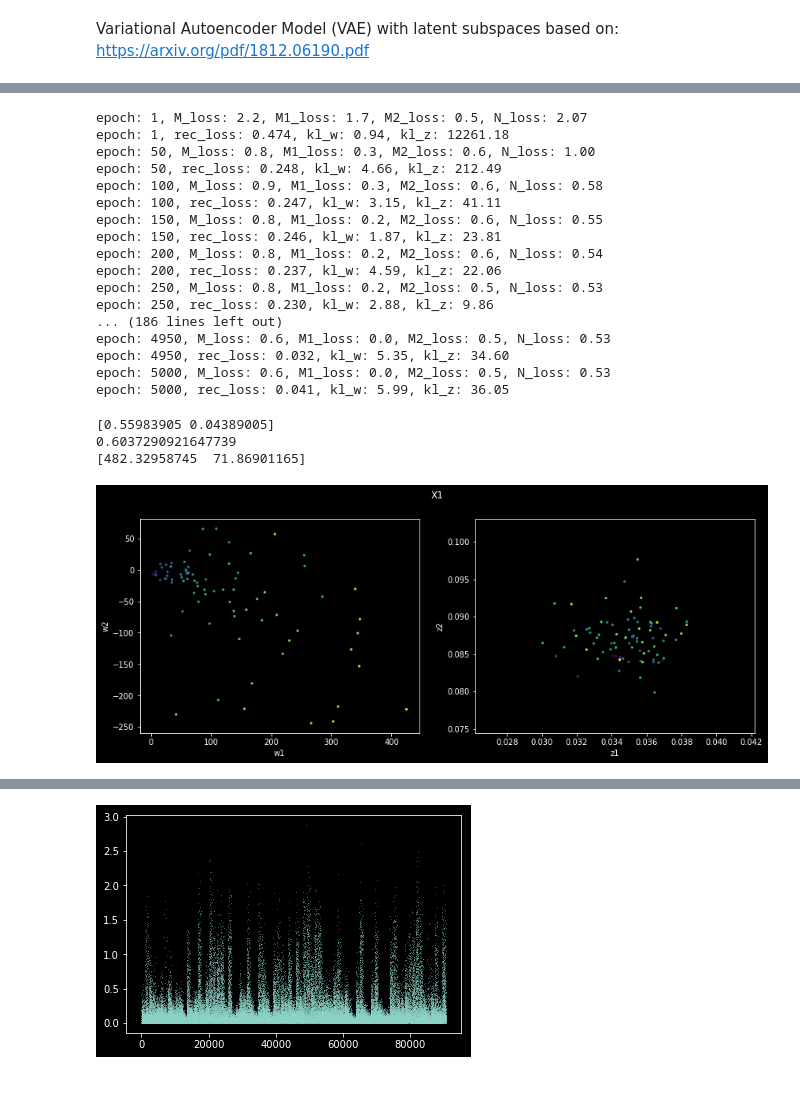
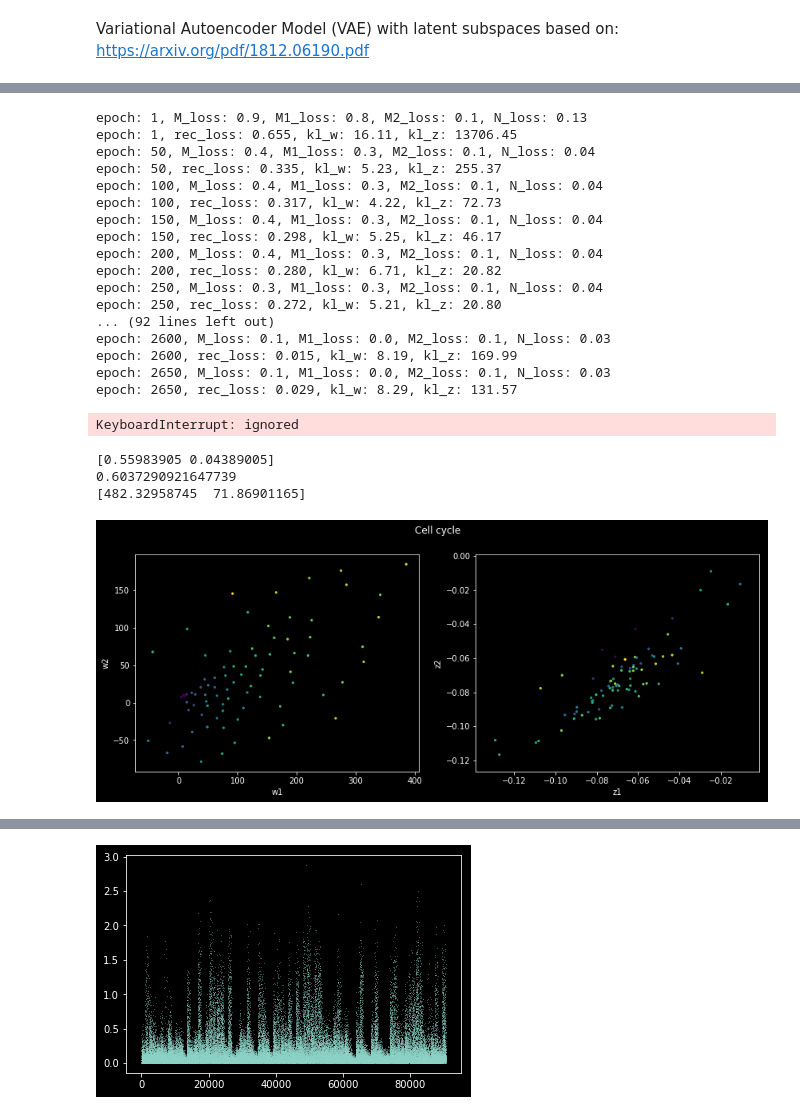
Before and after one commit to dauparas/tensorflow_examples, a Jupyter notebook: VAE_with_latent_subspaces_cell_cycle.ipynb, the cells around one changed output, grey strips where cells are left out. Drawn from its saved outputs; the diff is of its cells as text; code cells hidden in the pictures; blank space fills up the shorter version.

```diff
--- a/VAE_with_latent_subspaces_cell_cycle.ipynb
+++ b/VAE_with_latent_subspaces_cell_cycle.ipynb
@@ -71,0 +59,5 @@ variance = np.var(X, axis=0)
+# %%
+X_H358 = df1.loc[:, df1.columns.str.startswith('H358_SC')].values
+X_LC_MBT = df1.loc[:, df1.columns.str.startswith('LC-MBT-15_SC')].values
+X_LC_PT = df1.loc[:, df1.columns.str.startswith('LC-PT-45_SC')].values
+X_LC_PT_Re = df1.loc[:, df1.columns.str.startswith('LC-PT-45-Re_SC')].values
@@ -71,0 +77,8 @@ variance = np.var(X, axis=0)
+# %%
+X = np.concatenate([X_H358, X_LC_MBT, X_LC_PT, X_LC_PT_Re], axis=-1)
+X = X.T
+U = X[:, cell_cycle_ids]
+X = np.delete(X, cell_cycle_ids, axis=-1)
+print(X.shape)
+print(U.shape)
+print(Y.shape)
@@ -189,13 +217,14 @@ x_out = tf.placeholder(tf.float32, shape=[None, X.shape[1]], name='x_out')
 u_in = tf.placeholder(tf.float32, shape=[None, 887], name='u_in')
 
 
-beta = np.array([1.0, 0.0001, 0.0001, 0.001, 0.001])
+beta = np.array([1.0, 0.0001, 0.00001, 0.0001, 0.0001])
+#beta= np.array([2000.0, 1.0, 0.2, 10.0, 1.0])
 
-z_latent_size = 2
+z_latent_size = 3
 w_latent_size = 2
 
-M_learning_rate = 5e-4
-N_learning_rate = 5e-4
+M_learning_rate = 7e-4
+N_learning_rate = 7e-4
 
 #KL_w
 wIy = w_given_y(u_in, w_latent_size)
@@ -203,6 +232,7 @@ wIxy = w_given_x_y(x_in, u_in, w_latent_size)
 wIxy_sample = wIxy.sample()
 wIxy_mean = wIxy.mean()
 kl_w = tf.reduce_mean(wIxy.log_prob(wIxy_sample)- wIy.log_prob(wIxy_sample))
+#kl_w = tf.reduce_mean(tfd.kl_divergence(wIxy, wIy)) #analytical
 
 #KL_z
 zI = z_given(z_latent_size)
@@ -210,6 +240,8 @@ zIx = z_given_x(x_in, z_latent_size)
 zIx_sample = zIx.sample()
 zIx_mean = zIx.mean()
 kl_z = tf.reduce_mean(zIx.log_prob(zIx_sample)- zI.log_prob(zIx_sample))
+#kl_z = tf.reduce_mean(tfd.kl_divergence(zIx, zI)) #analytical
+
 
 #Reconstruction
 xIwz = x_given_w_z(wIxy_sample, zIx_sample, X.shape[1])
@@ -263,7 +295,7 @@ def batch_generator(features, x, u, batch_size):
     yield features[part,:], x[part,:] , u[part, :]
 # %%
 n_epochs = 5000
-batch_size = X.shape[0]
+batch_size = X.shape[0]//2
 start = time.time()
 with tf.Session() as sess:
   sess.run(tf.global_variables_initializer())
@@ -305,23 +337,24 @@ with tf.Session() as sess:
       print('epoch: {0}, rec_loss: {1:.3f}, kl_w: {2:.2f}, kl_z: {3:.2f}'.format((i+1), rec_loss_/(1+np.int(X.shape[0]/batch_size)), kl_w_/(1+np.int(X.shape[0]/batch_size)), kl_z_/(1+np.int(X.shape[0]/batch_size))))
       start = time.time()
 # %% [output]
-epoch: 1, M_loss: 2.2, M1_loss: 1.7, M2_loss: 0.5, N_loss: 2.07
-epoch: 1, rec_loss: 0.474, kl_w: 0.94, kl_z: 12261.18
-epoch: 50, M_loss: 0.8, M1_loss: 0.3, M2_loss: 0.6, N_loss: 1.00
-epoch: 50, rec_loss: 0.248, kl_w: 4.66, kl_z: 212.49
-epoch: 100, M_loss: 0.9, M1_loss: 0.3, M2_loss: 0.6, N_loss: 0.58
-epoch: 100, rec_loss: 0.247, kl_w: 3.15, kl_z: 41.11
-epoch: 150, M_loss: 0.8, M1_loss: 0.2, M2_loss: 0.6, N_loss: 0.55
-epoch: 150, rec_loss: 0.246, kl_w: 1.87, kl_z: 23.81
-epoch: 200, M_loss: 0.8, M1_loss: 0.2, M2_loss: 0.6, N_loss: 0.54
-epoch: 200, rec_loss: 0.237, kl_w: 4.59, kl_z: 22.06
-epoch: 250, M_loss: 0.8, M1_loss: 0.2, M2_loss: 0.5, N_loss: 0.53
-epoch: 250, rec_loss: 0.230, kl_w: 2.88, kl_z: 9.86
-... (186 lines left out)
-epoch: 4950, M_loss: 0.6, M1_loss: 0.0, M2_loss: 0.5, N_loss: 0.53
-epoch: 4950, rec_loss: 0.032, kl_w: 5.35, kl_z: 34.60
-epoch: 5000, M_loss: 0.6, M1_loss: 0.0, M2_loss: 0.5, N_loss: 0.53
-epoch: 5000, rec_loss: 0.041, kl_w: 5.99, kl_z: 36.05
+epoch: 1, M_loss: 0.9, M1_loss: 0.8, M2_loss: 0.1, N_loss: 0.13
+epoch: 1, rec_loss: 0.655, kl_w: 16.11, kl_z: 13706.45
+epoch: 50, M_loss: 0.4, M1_loss: 0.3, M2_loss: 0.1, N_loss: 0.04
+epoch: 50, rec_loss: 0.335, kl_w: 5.23, kl_z: 255.37
+epoch: 100, M_loss: 0.4, M1_loss: 0.3, M2_loss: 0.1, N_loss: 0.04
+epoch: 100, rec_loss: 0.317, kl_w: 4.22, kl_z: 72.73
+epoch: 150, M_loss: 0.4, M1_loss: 0.3, M2_loss: 0.1, N_loss: 0.04
+epoch: 150, rec_loss: 0.298, kl_w: 5.25, kl_z: 46.17
+epoch: 200, M_loss: 0.4, M1_loss: 0.3, M2_loss: 0.1, N_loss: 0.04
+epoch: 200, rec_loss: 0.280, kl_w: 6.71, kl_z: 20.82
+epoch: 250, M_loss: 0.3, M1_loss: 0.3, M2_loss: 0.1, N_loss: 0.04
+epoch: 250, rec_loss: 0.272, kl_w: 5.21, kl_z: 20.80
+... (92 lines left out)
+epoch: 2600, M_loss: 0.1, M1_loss: 0.0, M2_loss: 0.1, N_loss: 0.03
+epoch: 2600, rec_loss: 0.015, kl_w: 8.19, kl_z: 169.99
+epoch: 2650, M_loss: 0.1, M1_loss: 0.0, M2_loss: 0.1, N_loss: 0.03
+epoch: 2650, rec_loss: 0.029, kl_w: 8.29, kl_z: 131.57
+KeyboardInterrupt: ignored
 # %%
 from sklearn.decomposition import TruncatedSVD
 svd = TruncatedSVD(n_components=2, n_iter=7, random_state=42)
@@ -344,17 +377,17 @@ U_ = U_.T
 # %%
 fig, axs = plt.subplots(1, 2, figsize=(14,5))
 axs[0].scatter(wIxy_mean_[:,0],wIxy_mean_[:,1], c=U_[:,0], cmap='viridis', s=5.0);
 axs[0].set_xlabel('w1')
 axs[0].set_ylabel('w2')
 
-axs[1].scatter(zIx_mean_[:,0],zIx_mean_[:,1], c=U_[:,0], cmap='viridis', s=5.0);
+axs[1].scatter(zIx_mean_[:,0],zIx_mean_[:,3], c=U_[:,0], cmap='viridis', s=5.0);
 axs[1].set_xlabel('z1')
 axs[1].set_ylabel('z2')
 
-fig.suptitle('X1')
+fig.suptitle('Cell cycle')
 plt.show()
 # %% [output]
-[figure, old version]
+[figure, new version]
 # %%
 fig, axs = plt.subplots(1, 2, figsize=(14,5))
 axs[0].scatter(wIxy_mean_[:,0],wIxy_mean_[:,1], c=U_[:,1], cmap='viridis', s=5.0);
```
Also changed, not shown: parts of 22 cells of this notebook.
